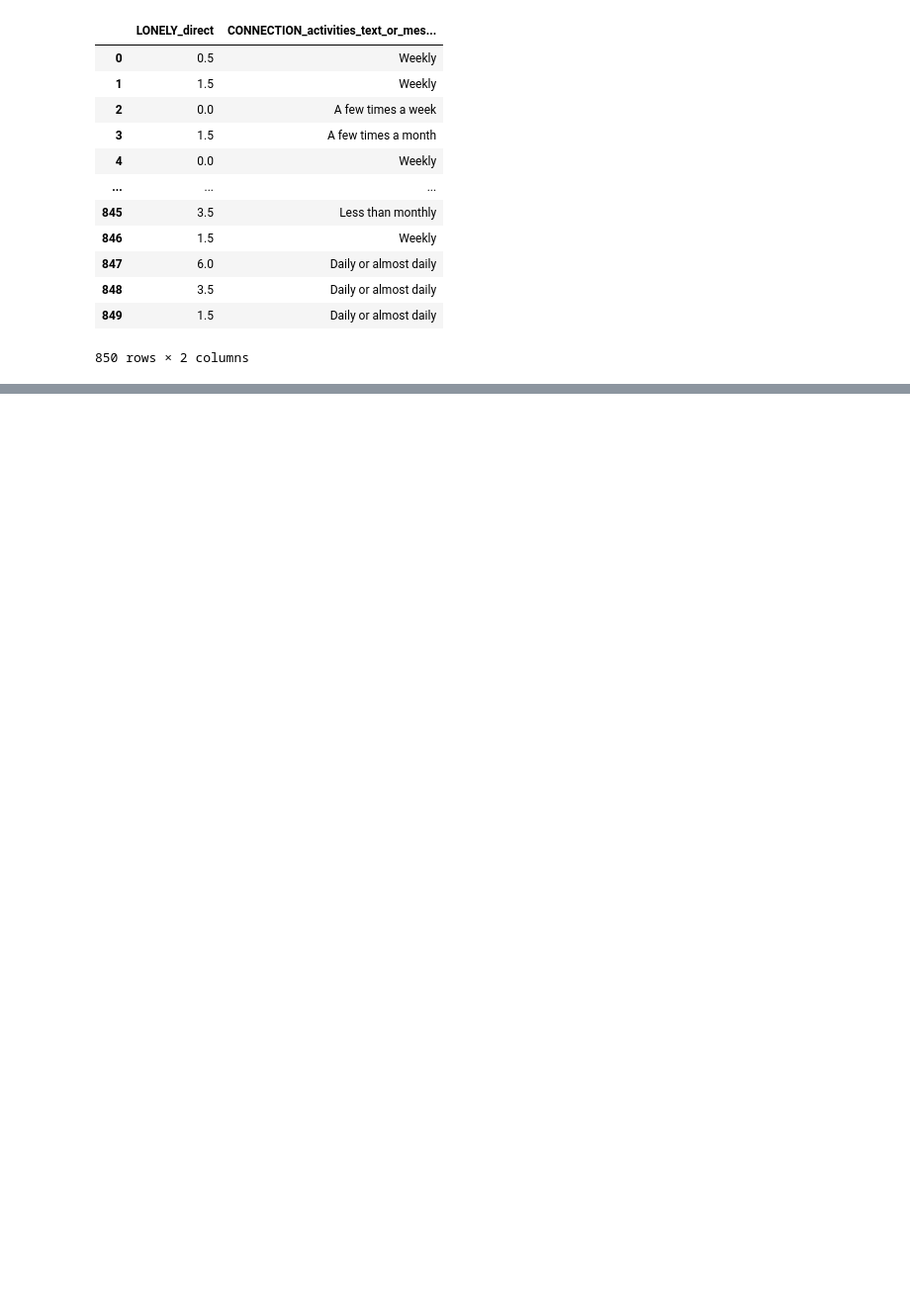
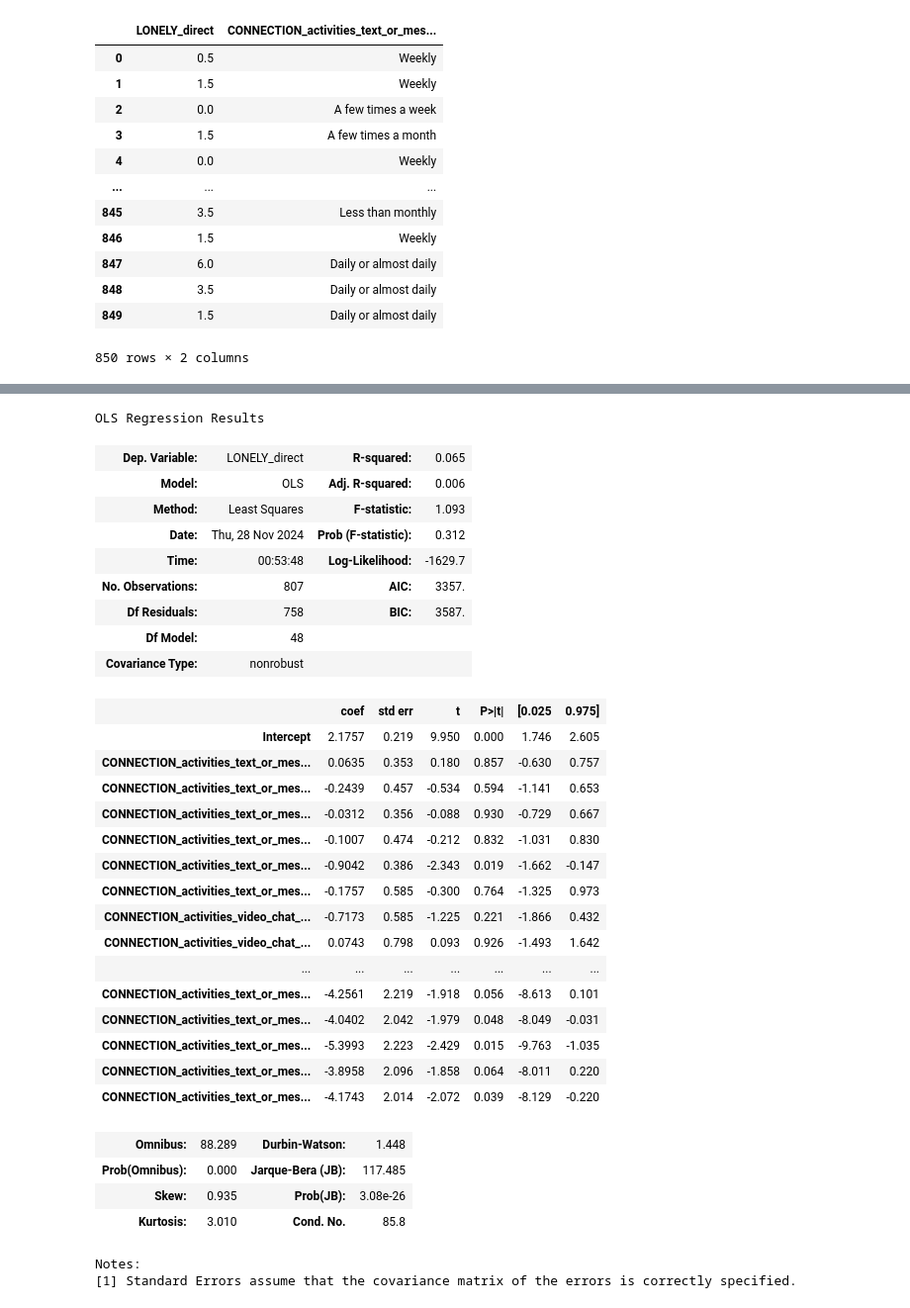
Before and after one commit to Zain-Mahmoud/sta130cp, a Jupyter notebook: Edie analysis.ipynb, the cells around one changed output, grey strips where cells are left out. Shown at 99% size. Saved outputs shown, nothing was run; the diff lists cells and outputs as text; code cells hidden in the pictures; blank space fills up the shorter version.

```diff
--- a/Edie analysis.ipynb
+++ b/Edie analysis.ipynb
@@ -415,3 +441,78 @@ OLS Regression Results
 | Kurtosis: | 2.956 | Cond. No. | 8.25 |
 Notes:
 [1] Standard Errors assume that the covariance matrix of the errors is correctly specified.
+# %%
+import pandas as pd
+import numpy as np
+import statsmodels.formula.api as smf
+
+# Ordered categories
+ordered_categories = [
+    "Not in the past three months",
+    "Less than monthly",
+    "Monthly",
+    "A few times a month",
+    "Weekly",
+    "A few times a week",
+    "Daily or almost daily"
+]
+
+
+# Create DataFrame
+new_df = pd.DataFrame(data={
+    "LONELY_direct": y,
+    "CONNECTION_activities_text_or_messaged_p3m": X1,
+    "CONNECTION_activities_video_chat_p3m": X2
+})
+
+# Convert categorical variables to ordered categories
+new_df['CONNECTION_activities_text_or_messaged_p3m'] = pd.Categorical(
+    new_df['CONNECTION_activities_text_or_messaged_p3m'],
+    categories=ordered_categories,
+    ordered=True
+)
+
+new_df['CONNECTION_activities_video_chat_p3m'] = pd.Categorical(
+    new_df['CONNECTION_activities_video_chat_p3m'],
+    categories=ordered_categories,
+    ordered=True
+)
+
+# Perform multiple linear regression
+model = smf.ols("LONELY_direct ~ CONNECTION_activities_text_or_messaged_p3m * CONNECTION_activities_video_chat_p3m", data=new_df)
+fitted_model = model.fit()
+
+fitted_model.summary()
+# %% [output]
+OLS Regression Results
+| Dep. Variable: | LONELY_direct | R-squared: | 0.065 |
+| Model: | OLS | Adj. R-squared: | 0.006 |
+| Method: | Least Squares | F-statistic: | 1.093 |
+| Date: | Thu, 28 Nov 2024 | Prob (F-statistic): | 0.312 |
+| Time: | 00:53:48 | Log-Likelihood: | -1629.7 |
+| No. Observations: | 807 | AIC: | 3357. |
+| Df Residuals: | 758 | BIC: | 3587. |
+| Df Model: | 48 |  |  |
+| Covariance Type: | nonrobust |  |  |
+|  | coef | std err | t | P>|t| | [0.025 | 0.975] |
+| Intercept | 2.1757 | 0.219 | 9.950 | 0.000 | 1.746 | 2.605 |
+| CONNECTION_activities_text_or_mes... | 0.0635 | 0.353 | 0.180 | 0.857 | -0.630 | 0.757 |
+| CONNECTION_activities_text_or_mes... | -0.2439 | 0.457 | -0.534 | 0.594 | -1.141 | 0.653 |
+| CONNECTION_activities_text_or_mes... | -0.0312 | 0.356 | -0.088 | 0.930 | -0.729 | 0.667 |
+| CONNECTION_activities_text_or_mes... | -0.1007 | 0.474 | -0.212 | 0.832 | -1.031 | 0.830 |
+| CONNECTION_activities_text_or_mes... | -0.9042 | 0.386 | -2.343 | 0.019 | -1.662 | -0.147 |
+| CONNECTION_activities_text_or_mes... | -0.1757 | 0.585 | -0.300 | 0.764 | -1.325 | 0.973 |
+| CONNECTION_activities_video_chat_... | -0.7173 | 0.585 | -1.225 | 0.221 | -1.866 | 0.432 |
+| CONNECTION_activities_video_chat_... | 0.0743 | 0.798 | 0.093 | 0.926 | -1.493 | 1.642 |
+| ... | ... | ... | ... | ... | ... | ... |
+| CONNECTION_activities_text_or_mes... | -4.2561 | 2.219 | -1.918 | 0.056 | -8.613 | 0.101 |
+| CONNECTION_activities_text_or_mes... | -4.0402 | 2.042 | -1.979 | 0.048 | -8.049 | -0.031 |
+| CONNECTION_activities_text_or_mes... | -5.3993 | 2.223 | -2.429 | 0.015 | -9.763 | -1.035 |
+| CONNECTION_activities_text_or_mes... | -3.8958 | 2.096 | -1.858 | 0.064 | -8.011 | 0.220 |
+| CONNECTION_activities_text_or_mes... | -4.1743 | 2.014 | -2.072 | 0.039 | -8.129 | -0.220 |
+| Omnibus: | 88.289 | Durbin-Watson: | 1.448 |
+| Prob(Omnibus): | 0.000 | Jarque-Bera (JB): | 117.485 |
+| Skew: | 0.935 | Prob(JB): | 3.08e-26 |
+| Kurtosis: | 3.010 | Cond. No. | 85.8 |
+Notes:
+[1] Standard Errors assume that the covariance matrix of the errors is correctly specified.
```
Also changed, not shown: parts of 9 cells of this notebook.
